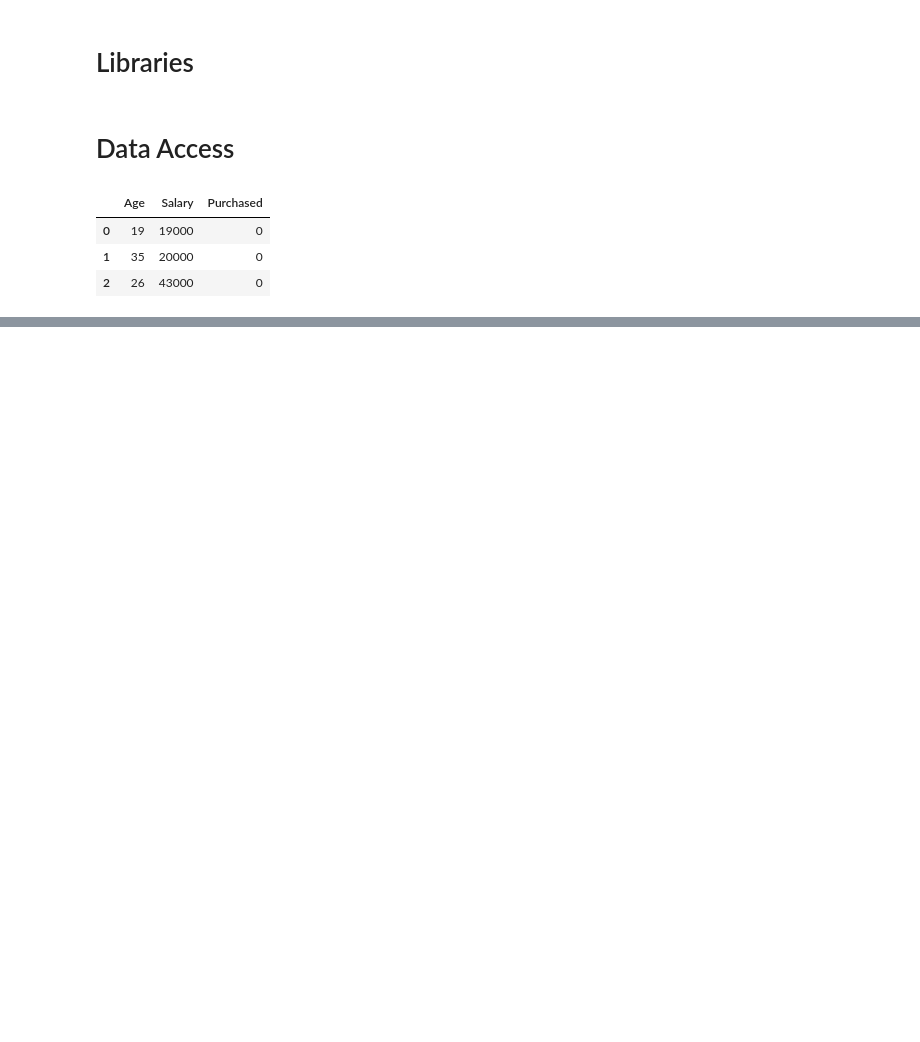
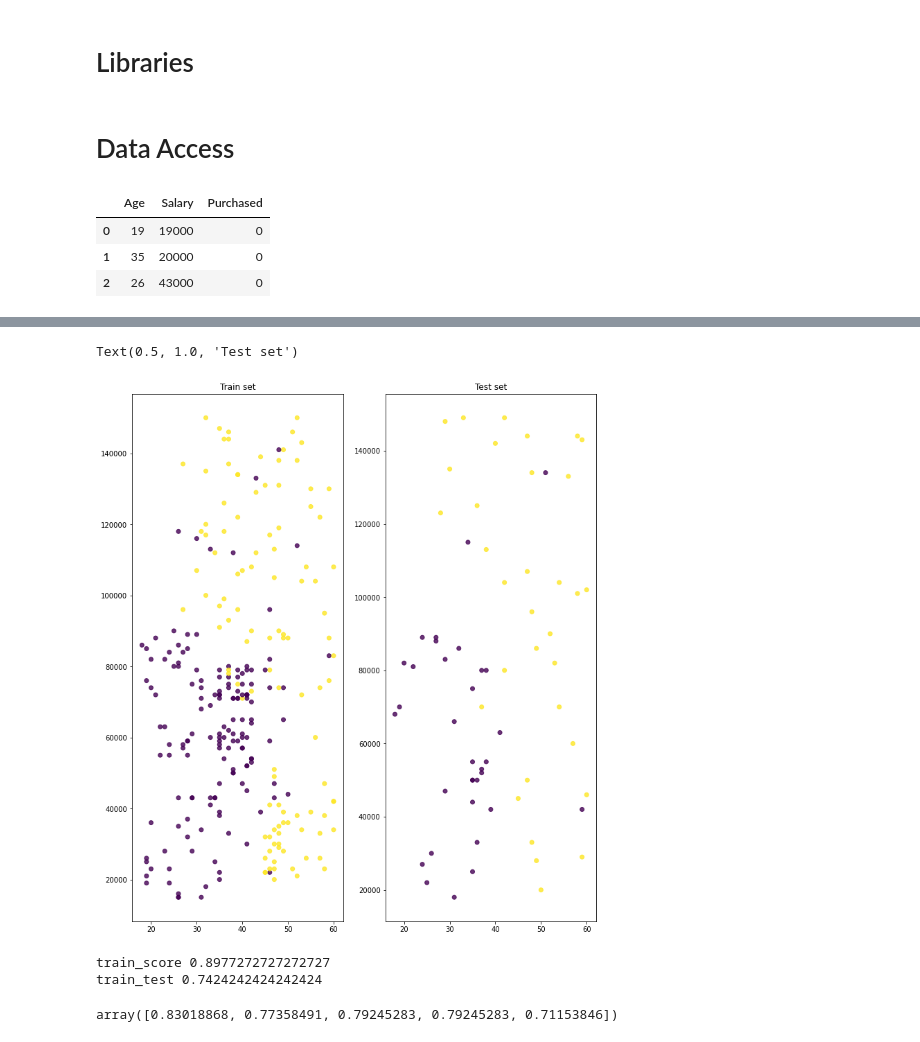
Before and after one commit to MikeDuran-git/IASCHOOL_KNN_project, a Jupyter notebook: ClassificationKNN.ipynb, the cells around one changed output, grey strips where cells are left out. Cells and saved outputs as stored; diff of their text form; code cells hidden in the pictures; blank space fills up the shorter version.

```diff
--- a/ClassificationKNN.ipynb
+++ b/ClassificationKNN.ipynb
@@ -18,0 +146,3 @@ raw_data.head(3)
+# %%
+X=df[['Age','Salary']].to_numpy()
+y=df['Purchased'].to_numpy()
@@ -18,0 +159,25 @@ raw_data.head(3)
+# %%
+#maintenant on veut afficher
+plt.figure(figsize=(12,14))
+plt.subplot(121)
+plt.scatter(X_train[:,0],X_train[:,1],c=y_train,
+            alpha=0.8 #la où il y a le plus de points, c'est plus profond la couleur (transparence.)
+           )
+plt.title('Train set')
+plt.subplot(122)
+plt.scatter(X_test[:,0],X_test[:,1],c=y_test,
+            alpha=0.8 #la où il y a le plus de points, c'est plus profond la couleur (transparence.)
+           )
+plt.title('Test set')
+# %% [output]
+Text(0.5, 1.0, 'Test set')
+[figure, added]
+# %%
+from sklearn.neighbors import KNeighborsClassifier
+model= KNeighborsClassifier(n_neighbors=2)
+model.fit(X_train,y_train)
+print('train_score',model.score(X_train,y_train)) #ca va donner 1 car il c'est entrainé dessus.
+print('train_test',model.score(X_test,y_test))
+# %% [output]
+train_score 0.8977272727272727
+train_test 0.7424242424242424
@@ -18,0 +187,5 @@ raw_data.head(3)
+# %%
+model= KNeighborsClassifier()
+cross_val_score(model,X_train,y_train,cv=5,scoring='accuracy')
+# %% [output]
+array([0.83018868, 0.77358491, 0.79245283, 0.79245283, 0.71153846])
```
Also changed, not shown: parts of 32 cells of this notebook.
